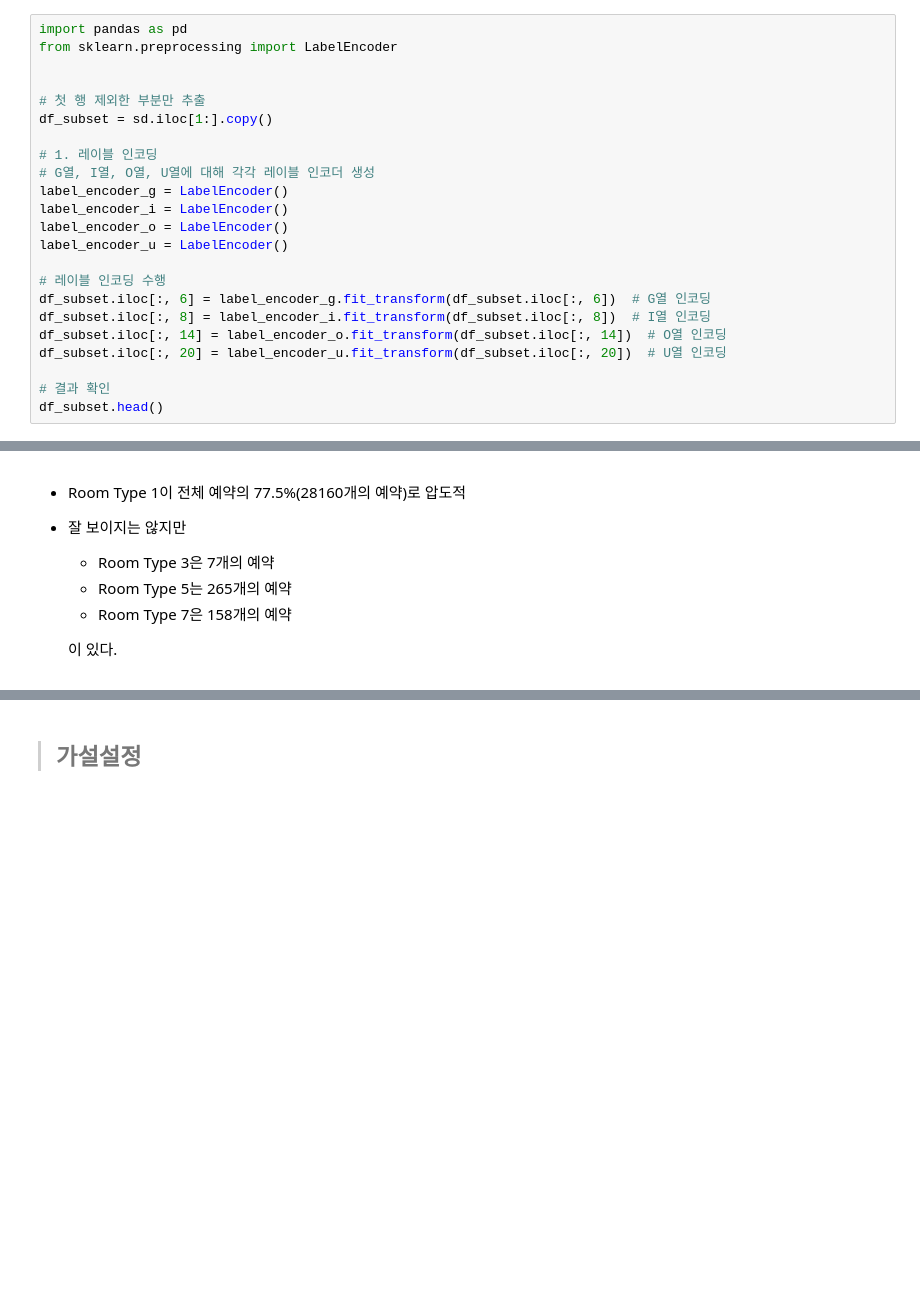
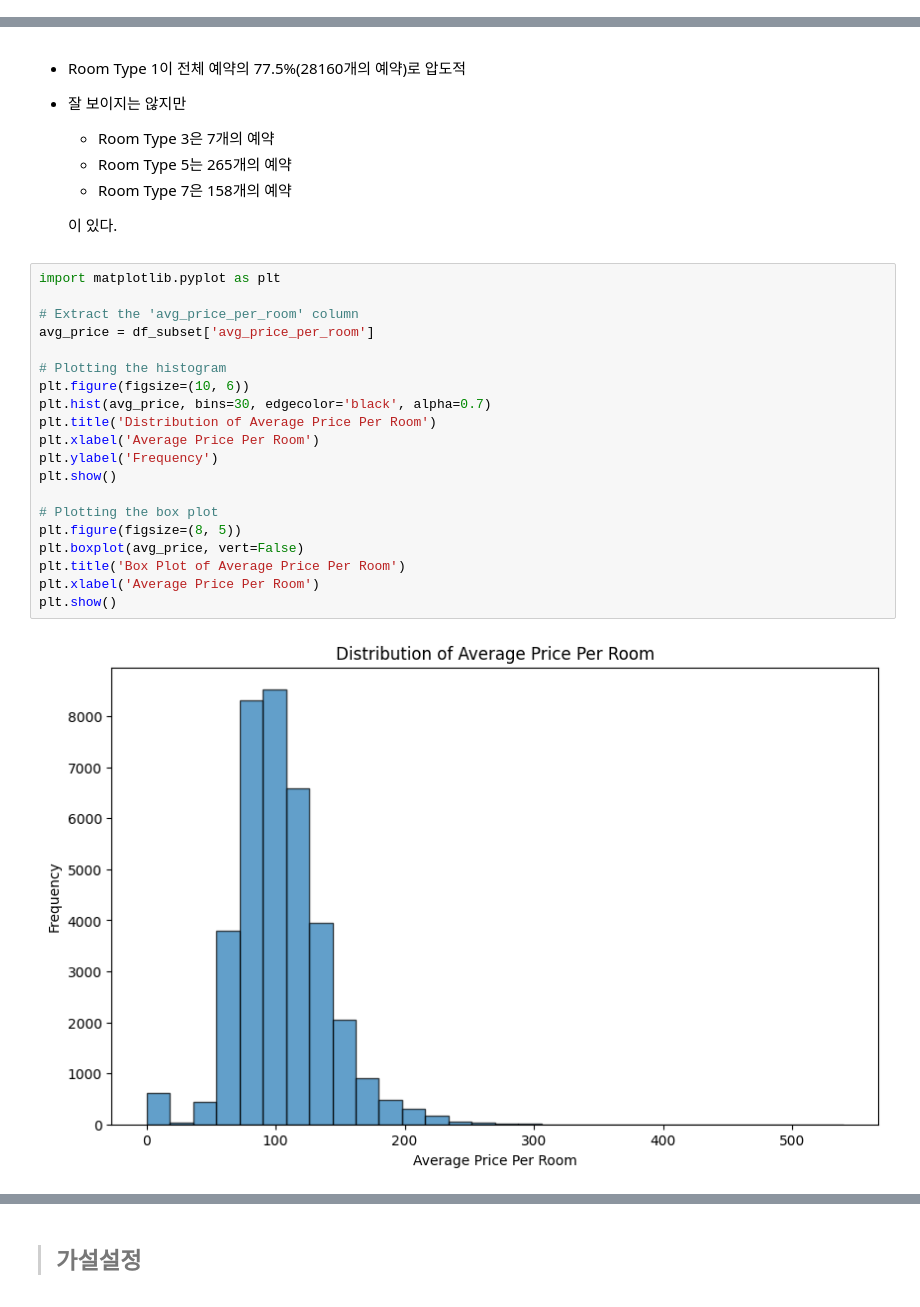
Before and after one commit to DarKoreanSeries/Dart_B_4th, a Jupyter notebook: hotel reservation/hotel reservation.ipynb, the cells around one changed output, grey strips where cells are left out. Cells and saved outputs as stored; diff of their text form; blank space fills up the shorter version.

```diff
--- a/hotel reservation/hotel reservation.ipynb
+++ b/hotel reservation/hotel reservation.ipynb
@@ -150,26 +142,3 @@ Requirement already satisfied: threadpoolctl>=3.1.0 in c:\users\luke\appdata\loc
 Note: you may need to restart the kernel to use updated packages.
 WARNING: You are using pip version 22.0.4; however, version 24.2 is available.
 You should consider upgrading via the 'c:\Users\Luke\AppData\Local\Programs\Python\Python310\python.exe -m pip install --upgrade pip' command.
-# %%
-import pandas as pd
-from sklearn.preprocessing import LabelEncoder
-
-
-# 첫 행 제외한 부분만 추출
-df_subset = sd.iloc[1:].copy()
-
-# 1. 레이블 인코딩
-# G열, I열, O열, U열에 대해 각각 레이블 인코더 생성
-label_encoder_g = LabelEncoder()
-label_encoder_i = LabelEncoder()
-label_encoder_o = LabelEncoder()
-label_encoder_u = LabelEncoder()
-
-# 레이블 인코딩 수행
-df_subset.iloc[:, 6] = label_encoder_g.fit_transform(df_subset.iloc[:, 6])  # G열 인코딩
-df_subset.iloc[:, 8] = label_encoder_i.fit_transform(df_subset.iloc[:, 8])  # I열 인코딩
-df_subset.iloc[:, 14] = label_encoder_o.fit_transform(df_subset.iloc[:, 14])  # O열 인코딩
-df_subset.iloc[:, 20] = label_encoder_u.fit_transform(df_subset.iloc[:, 20])  # U열 인코딩
-
-# 결과 확인
-df_subset.head()
@@ -217,3 +208,25 @@ plt.show()
   - Room Type 7은 158개의 예약
 
   이 있다.
+# %%
+import matplotlib.pyplot as plt
+
+# Extract the 'avg_price_per_room' column
+avg_price = df_subset['avg_price_per_room']
+
+# Plotting the histogram
+plt.figure(figsize=(10, 6))
+plt.hist(avg_price, bins=30, edgecolor='black', alpha=0.7)
+plt.title('Distribution of Average Price Per Room')
+plt.xlabel('Average Price Per Room')
+plt.ylabel('Frequency')
+plt.show()
+
+# Plotting the box plot
+plt.figure(figsize=(8, 5))
+plt.boxplot(avg_price, vert=False)
+plt.title('Box Plot of Average Price Per Room')
+plt.xlabel('Average Price Per Room')
+plt.show()
+# %% [output]
+[figure, added]
```
Also changed, not shown: parts of 30 cells of this notebook.
